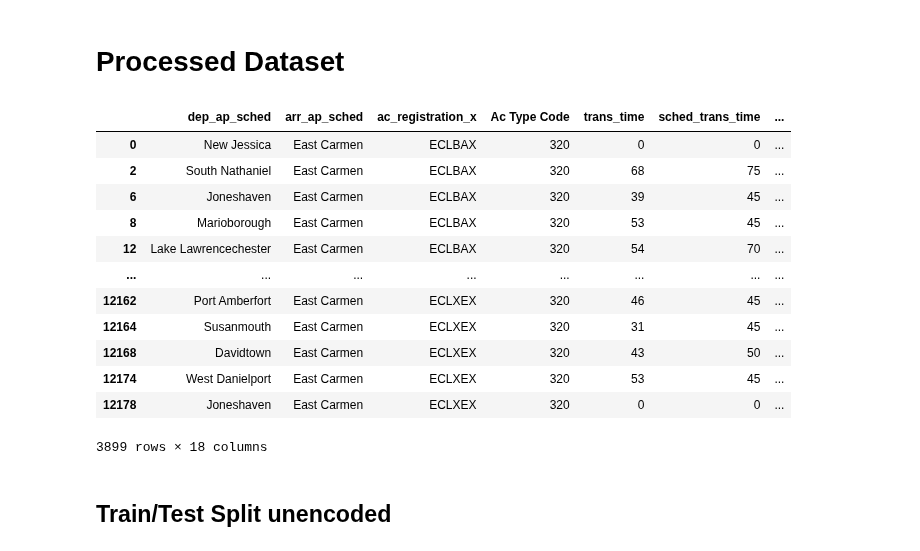
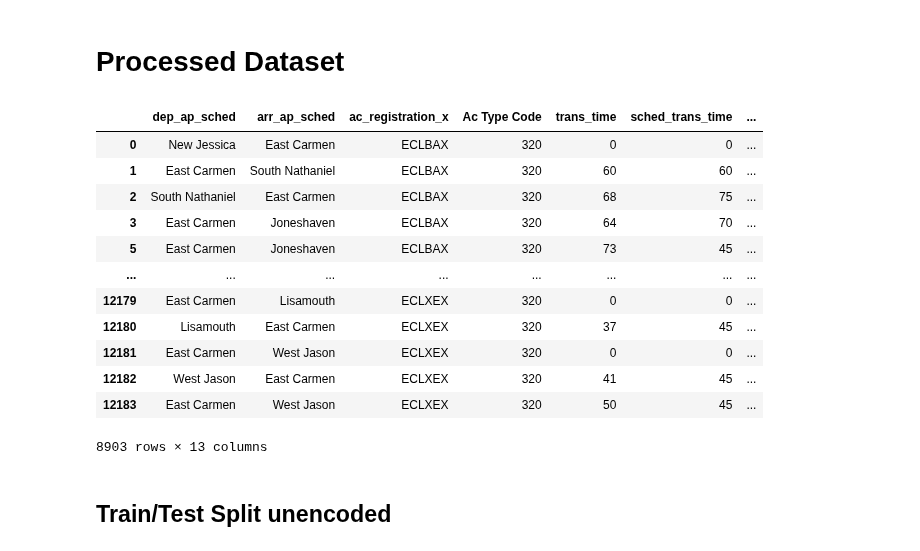
Before and after one commit to Paul1911/Delay-Prediction, a Jupyter notebook: notebooks/5modelling.ipynb, the cells around one changed output. Drawn from its saved outputs; the diff is of its cells as text; code cells hidden in the pictures.

```diff
--- a/notebooks/5modelling.ipynb
+++ b/notebooks/5modelling.ipynb
@@ -207,39 +207,45 @@ The RMSE for Ground delay is 7.79 minutes.
 # %%
 full_df = pd.read_pickle('../data/finalized/full_df.pkl')
 
 #columns_to_drop_full_df = [
 #    #'TLC_trans',
 #    'catering_duration',
 #    'dep_sched_date', # the date itself has no real information. ToDo: Maybe we should extract the day of week here
 #    'dep_sched_time', # the time has a value but is dropped for the moment due to formatting.
 #    'arr_sched_date',
 #    'arr_sched_time',
 #    'm_offblockdt',
 #    'm_onblockdt',
 #    # to ensure proper comparison in between ground/block time and ground/block delay prediction, we drop the targets of ground/block time prediction.
 #    'Act Groundtime',
 #    #'block_time'
 #]
 
 #full_df = full_df.drop(columns_to_drop_full_df, axis = 1)
 #full_df = full_df.select_dtypes(exclude=['datetime64'])
 
+
+#*******************************temp************************************
+#test ob es was bringt, de facto keine ground columns mehr zu haben
+full_df = full_df.drop(['catering_duration','arr_leg_outbound','mingt','sched_turnaround'], axis = 1) # maybe improve and impute sched_turnaround
+#***********************************************************************
+
 full_df = full_df.dropna(how = 'any')
 full_df
 # %% [output]
 |  | dep_ap_sched | arr_ap_sched | ac_registration_x | Ac Type Code | trans_time | sched_trans_time | ... |
 | 0 | New Jessica | East Carmen | ECLBAX | 320 | 0 | 0 | ... |
+| 1 | East Carmen | South Nathaniel | ECLBAX | 320 | 60 | 60 | ... |
 | 2 | South Nathaniel | East Carmen | ECLBAX | 320 | 68 | 75 | ... |
-| 6 | Joneshaven | East Carmen | ECLBAX | 320 | 39 | 45 | ... |
-| 8 | Marioborough | East Carmen | ECLBAX | 320 | 53 | 45 | ... |
-| 12 | Lake Lawrencechester | East Carmen | ECLBAX | 320 | 54 | 70 | ... |
+| 3 | East Carmen | Joneshaven | ECLBAX | 320 | 64 | 70 | ... |
+| 5 | East Carmen | Joneshaven | ECLBAX | 320 | 73 | 45 | ... |
 | ... | ... | ... | ... | ... | ... | ... | ... |
-| 12162 | Port Amberfort | East Carmen | ECLXEX | 320 | 46 | 45 | ... |
-| 12164 | Susanmouth | East Carmen | ECLXEX | 320 | 31 | 45 | ... |
-| 12168 | Davidtown | East Carmen | ECLXEX | 320 | 43 | 50 | ... |
-| 12174 | West Danielport | East Carmen | ECLXEX | 320 | 53 | 45 | ... |
-| 12178 | Joneshaven | East Carmen | ECLXEX | 320 | 0 | 0 | ... |
+| 12179 | East Carmen | Lisamouth | ECLXEX | 320 | 0 | 0 | ... |
+| 12180 | Lisamouth | East Carmen | ECLXEX | 320 | 37 | 45 | ... |
+| 12181 | East Carmen | West Jason | ECLXEX | 320 | 0 | 0 | ... |
+| 12182 | West Jason | East Carmen | ECLXEX | 320 | 41 | 45 | ... |
+| 12183 | East Carmen | West Jason | ECLXEX | 320 | 50 | 45 | ... |
-3899 rows × 18 columns
+8903 rows × 13 columns
 # %% [markdown]
 ## Train/Test Split unencoded
 # %%
```
Also changed, not shown: parts of 10 cells of this notebook, 2 other files.
